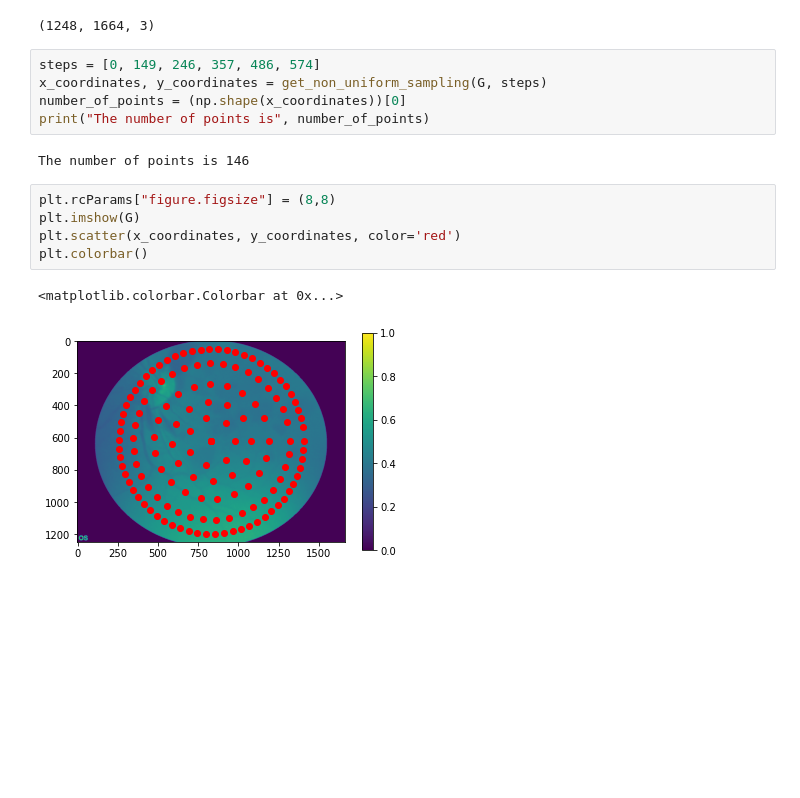
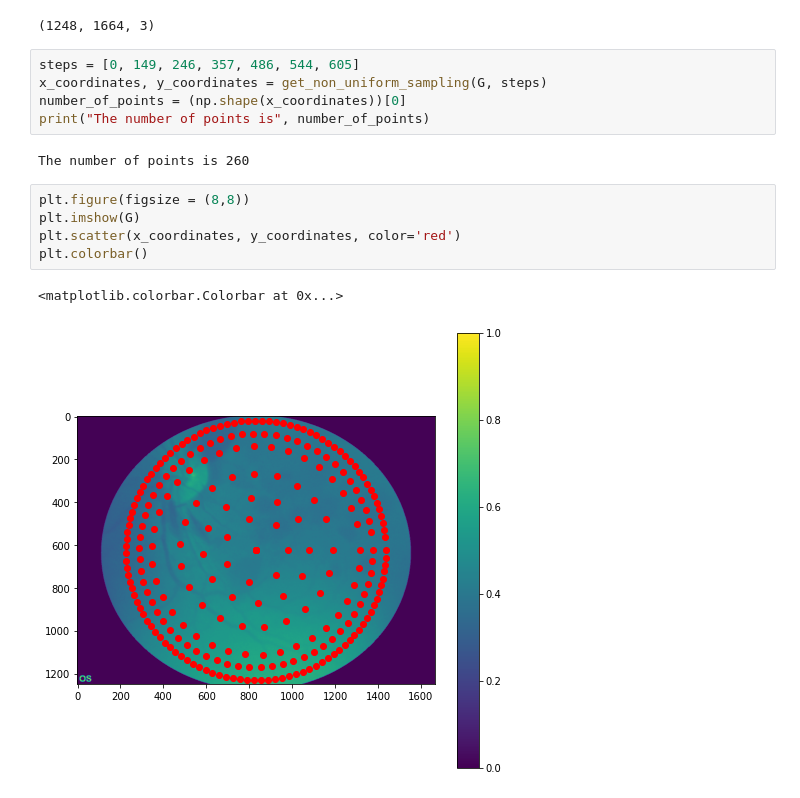
Before and after one commit to Shalaka003/Handheld-Fundus, a Jupyter notebook: Code/Interpolation.ipynb, the cells around one changed output. Saved outputs shown, nothing was run; the diff lists cells and outputs as text; blank space fills up the shorter version.

```diff
--- a/Code/Interpolation.ipynb
+++ b/Code/Interpolation.ipynb
@@ -45,18 +50,18 @@ print(np.shape(img))
 # %% [output]
 (1248, 1664, 3)
 # %%
-steps = [0, 149, 246, 357, 486, 574]
+steps = [0, 149, 246, 357, 486, 544, 605]
 x_coordinates, y_coordinates = get_non_uniform_sampling(G, steps)
 number_of_points = (np.shape(x_coordinates))[0]
 print("The number of points is", number_of_points)
 # %% [output]
-The number of points is 146
+The number of points is 260
 # %%
-plt.rcParams["figure.figsize"] = (8,8)
+plt.figure(figsize = (8,8))
 plt.imshow(G)
 plt.scatter(x_coordinates, y_coordinates, color='red')
 plt.colorbar()
 # %% [output]
 <matplotlib.colorbar.Colorbar at 0x...>
-[figure, old version]
+[figure, new version]
 # %%
```
Also changed, not shown: parts of 17 cells of this notebook.
